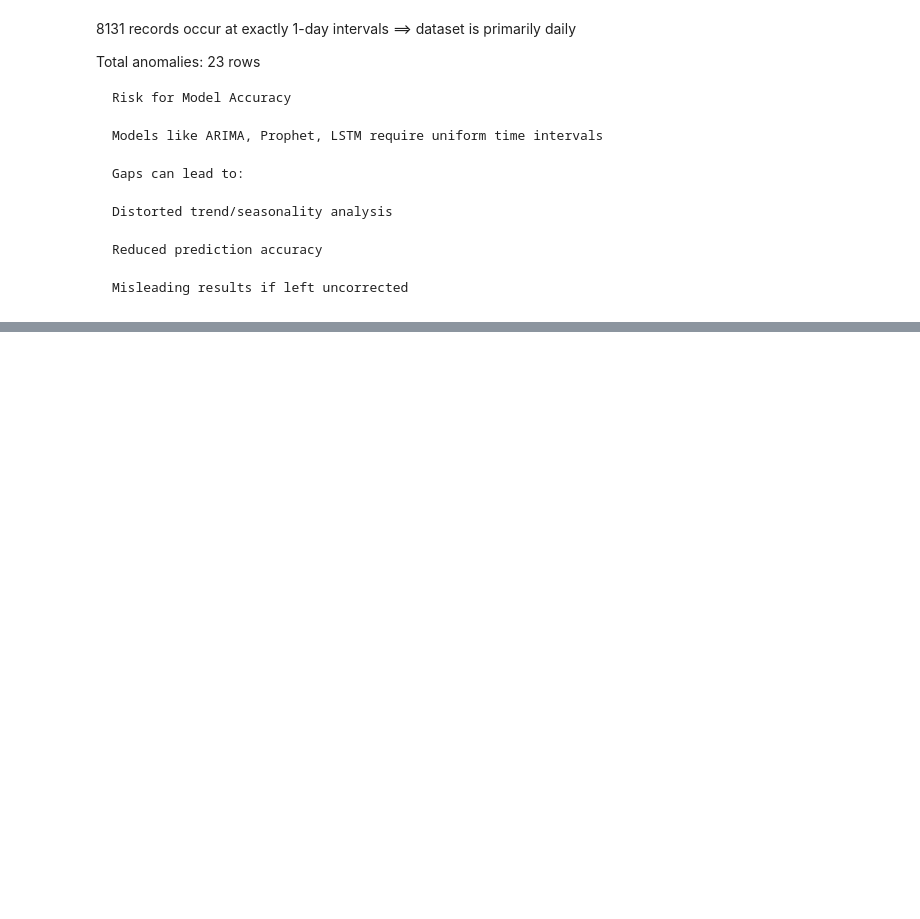
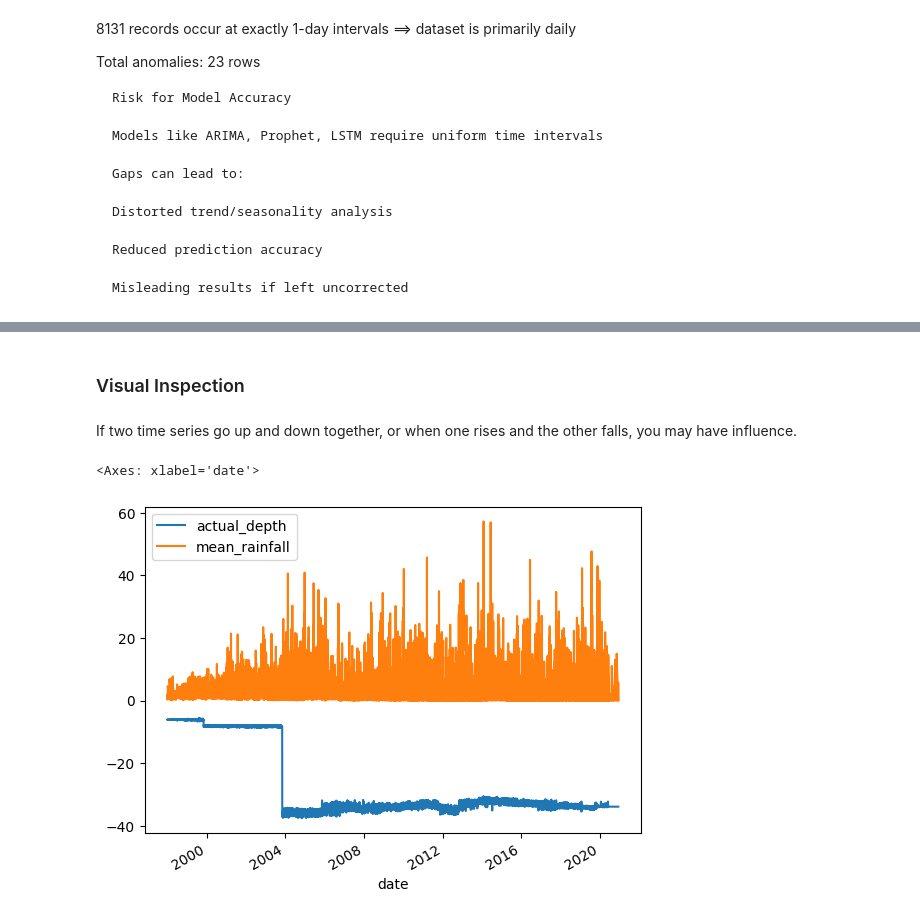
Before and after one commit to NiloofarSoltani-2/Smart-Water-Management, a Jupyter notebook: smart_water_management.ipynb, the cells around one changed output, grey strips where cells are left out. Cells and saved outputs as stored; diff of their text form; code cells hidden in the pictures; blank space fills up the shorter version.

```diff
--- a/smart_water_management.ipynb
+++ b/smart_water_management.ipynb
@@ -126,0 +229,9 @@ plt.show()
+# %% [markdown]
+### Visual Inspection
+# %% [markdown]
+If two time series go up and down together, or when one rises and the other falls, you may have influence.
+# %%
+df[['actual_depth', 'mean_rainfall']].plot()
+# %% [output]
+<Axes: xlabel='date'>
+[figure, added]
```
Also changed, not shown: parts of 35 cells of this notebook.
